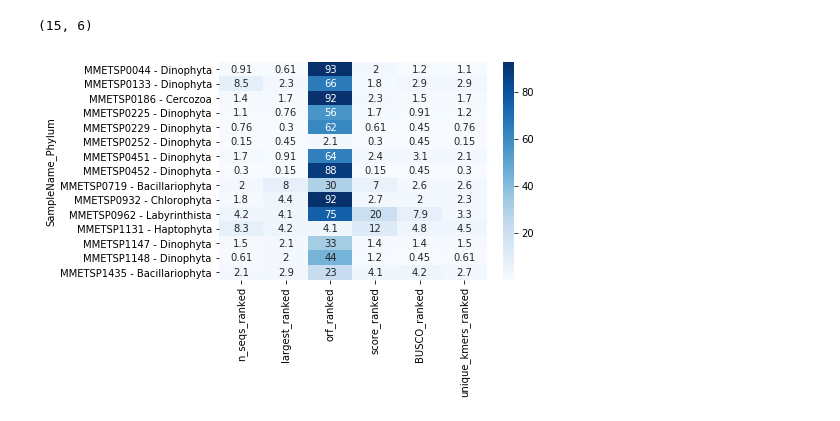
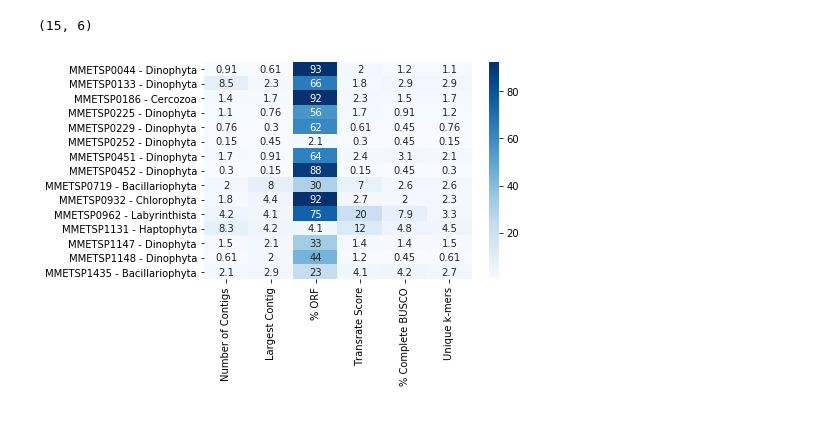
Before and after one commit to johnsolk/MMETSP, a Jupyter notebook: notebooks/MMETSP_subset.ipynb, the cells around one changed output. Saved outputs shown, nothing was run; the diff lists cells and outputs as text; code cells hidden in the pictures.

```diff
--- a/notebooks/MMETSP_subset.ipynb
+++ b/notebooks/MMETSP_subset.ipynb
@@ -698,10 +702,16 @@ sns.heatmap(high_heatmap, annot=True,cmap="Blues");
 # %% [markdown]
 # Heatmap Poor
+# %%
+low_heatmap.columns = ["Number of Contigs","Largest Contig","% ORF","Transrate Score","% Complete BUSCO","Unique k-mers"]
 # %%
 low_heatmap.shape
 # %% [output]
 (15, 6)
-# %%
-sns.heatmap(low_heatmap, annot=True,cmap="Blues");
-# %% [output]
-[figure, removed]
+# %%
+ax = sns.heatmap(low_heatmap, annot=True,cmap="Blues");
+ax.set_ylabel("")
+fig = ax.get_figure()
+fig.savefig('../paper/heatmap_low.pdf',bbox_inches="tight",dpi=1000)
+fig.savefig('../paper/heatmap_low.png',bbox_inches="tight",dpi=1000)
+# %% [output]
+[figure, added]
```
Also changed, not shown: parts of 6 cells of this notebook, 4 other files.
